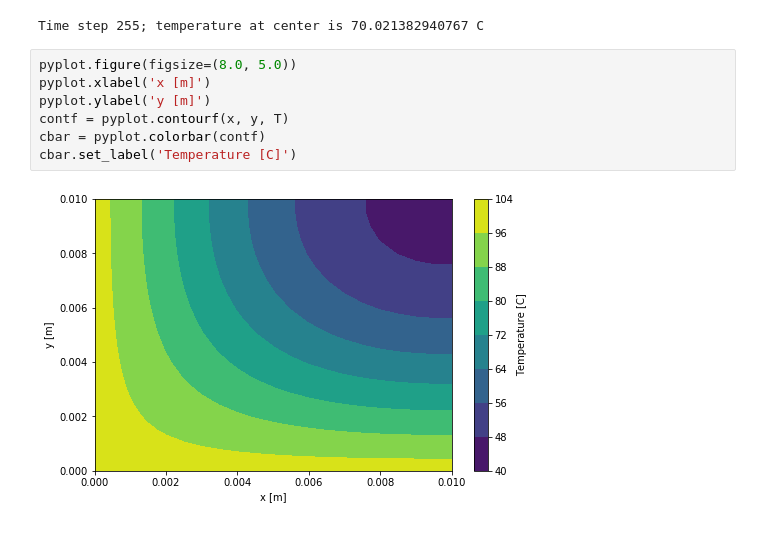
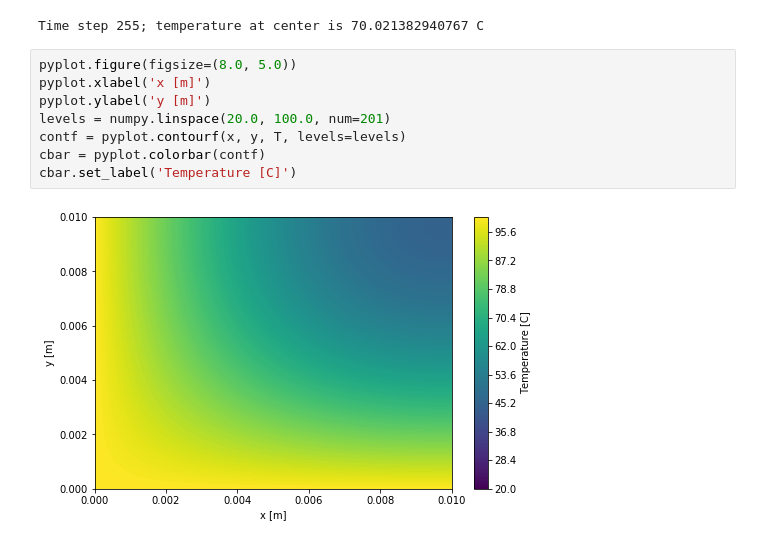
Before and after one commit to tianjiaozhang678/MAE6286, a Jupyter notebook: 04_03.ipynb, the cells around one changed output. Saved outputs shown, nothing was run; the diff lists cells and outputs as text.

```diff
--- a/04_03.ipynb
+++ b/04_03.ipynb
@@ -48,9 +48,10 @@ Time step 255; temperature at center is 70.021382940767 C
 # %%
 pyplot.figure(figsize=(8.0, 5.0))
 pyplot.xlabel('x [m]')
 pyplot.ylabel('y [m]')
-contf = pyplot.contourf(x, y, T)
+levels = numpy.linspace(20.0, 100.0, num=201)
+contf = pyplot.contourf(x, y, T, levels=levels)
 cbar = pyplot.colorbar(contf)
 cbar.set_label('Temperature [C]')
 # %% [output]
-[figure, old version]
+[figure, new version]
```
Also changed, not shown: 2 other files.
